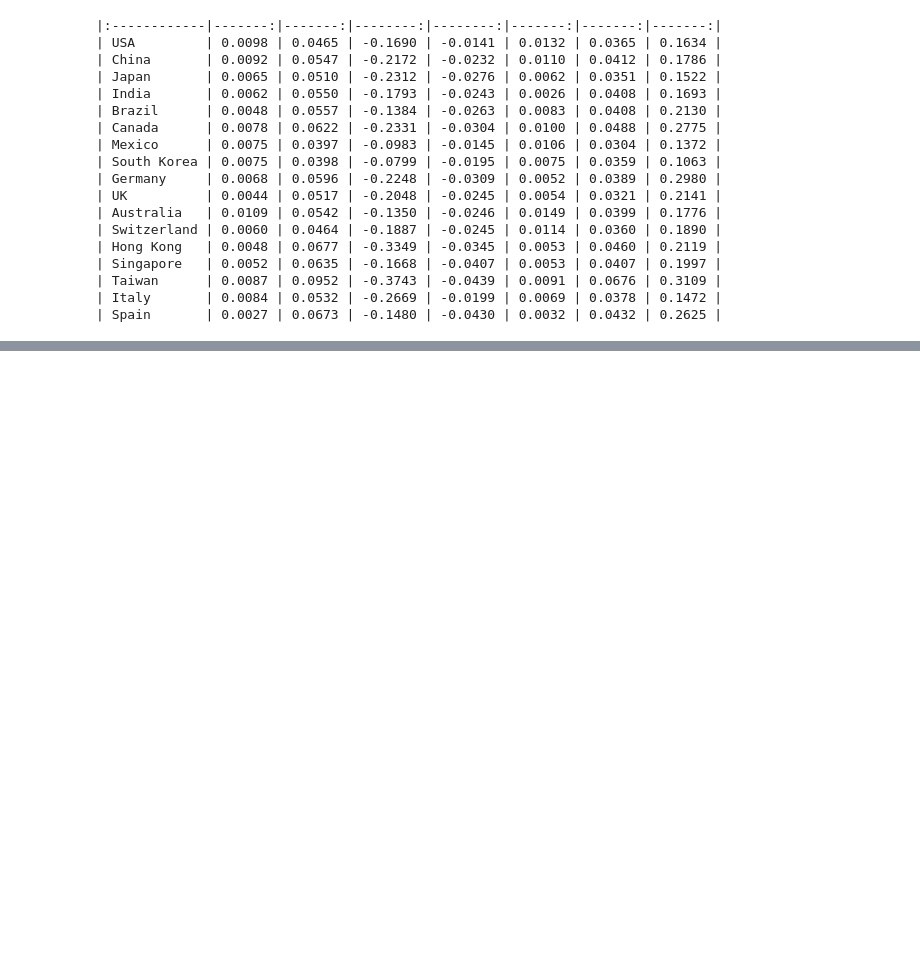
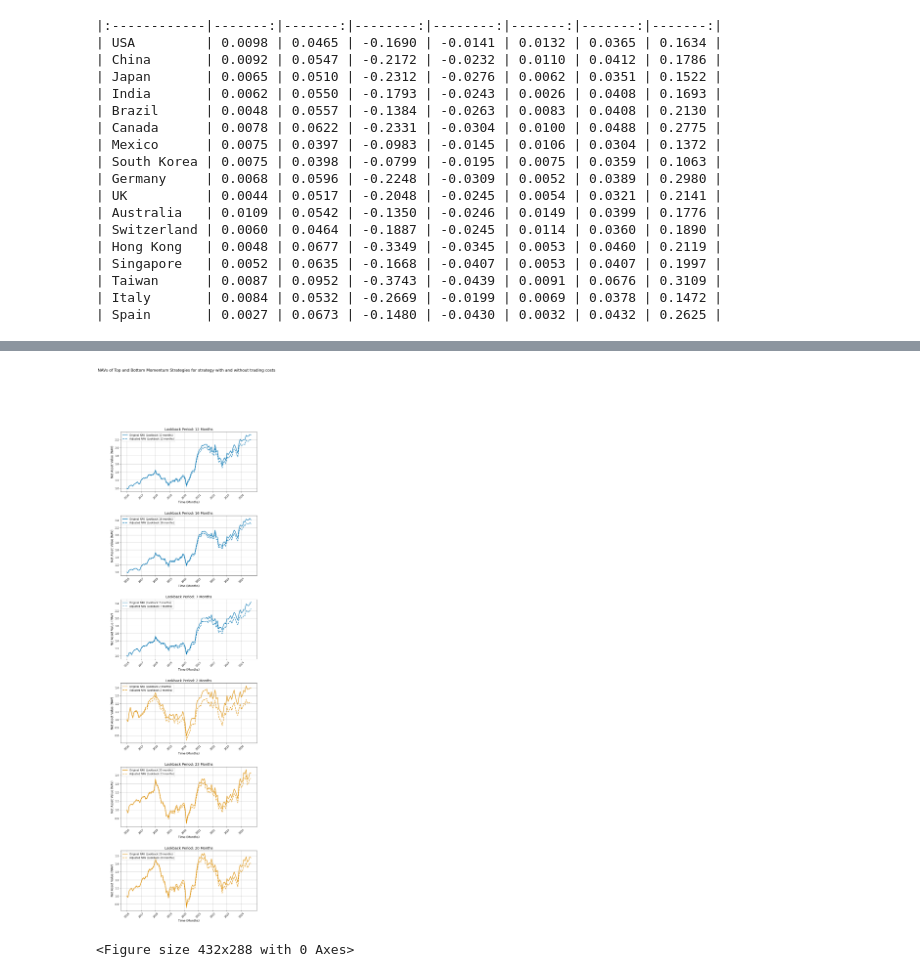
Before and after one commit to thomas0345/project_momentum, a Jupyter notebook: momentum_notebook.ipynb, the cells around one changed output, grey strips where cells are left out. Drawn from its saved outputs; the diff is of its cells as text; code cells hidden in the pictures; blank space fills up the shorter version.

```diff
--- a/momentum_notebook.ipynb
+++ b/momentum_notebook.ipynb
@@ -738,0 +566,60 @@ plt.show()
+# %%
+# Set colorblind-friendly colors for top and bottom strategies
+sns.set_palette("colorblind")
+palette = sns.color_palette("colorblind")
+top_color = palette[0]  # Blue for top strategies
+bottom_color = palette[1]  # Orange for bottom strategies
+benchmark_color = 'black'  # Black for benchmark
+
+# Define the number of strategies to display
+strategies_to_display = top_x_lookbacks + bottom_x_lookbacks
+num_strategies = len(strategies_to_display)
+
+# Set up the subplot grid
+fig, axes = plt.subplots(nrows=num_strategies, ncols=1, figsize=(10, 6 * num_strategies))
+fig.subplots_adjust(hspace=0.4)  # Add spacing between subplots
+
+# Plot each strategy in its own subplot
+for idx, lookback_months in enumerate(strategies_to_display):
+    ax = axes[idx] if num_strategies > 1 else axes  # Handle single subplot case
+    is_top_strategy = lookback_months in top_x_lookbacks
+    color = top_color if is_top_strategy else bottom_color
+
+    # Plot NAVs for the strategy
+    ax.plot(nav_by_lookback[lookback_months],
+            label=f'Original NAV (Lookback {lookback_months} months)',
+            linestyle='-', linewidth=2, color=color)
+    ax.plot(nav_wTC_by_lookback[lookback_months],
+            label=f'Adjusted NAV (Lookback {lookback_months} months)',
+            linestyle='--', linewidth=2, color=color)
+
+    # Add x-axis data points from MonthlyData4Fig
+    x_data_points = range(len(monthlyDates4Fig))  # Example indices from MonthlyData4Fig
+    x_labels = [monthlyDates4Fig[i] for i in range(0, len(monthlyDates4Fig), 12)]  # Yearly intervals
+    ax.set_xticks(range(0, len(monthlyDates4Fig), 12))
+    ax.set_xticklabels(x_labels, rotation=45, fontsize=10)
+
+    # Aesthetics for each subplot
+    ax.set_title(f'Lookback Period: {lookback_months} Months', fontsize=14)
+    ax.set_xlabel('Time (Months)', fontsize=12)
+    ax.set_ylabel('Net Asset Value (NAV)', fontsize=12)
+    ax.legend(loc='upper left', fontsize=10)
+    ax.grid(True)
+
+# Overall title for the figure
+fig.suptitle('NAVs of Top and Bottom Momentum Strategies for strategy with and without trading costs', fontsize=16)
+plt.show()
+
+# Get the current working directory
+current_directory = os.getcwd()
+# Directory path
+directory_add_on = './reports/paper/fig_TC.jpg'
+
+# Concatenate paths
+full_directory_path = os.path.join(current_directory, directory_add_on)
+
+# Save DataFrame as CSV
+plt.savefig('fig_TC.jpg', format='jpg', dpi=300)
+# %% [output]
+[figure, added]
+<Figure size 432x288 with 0 Axes>
```
Also changed, not shown: parts of 12 cells of this notebook, 5 other files.
